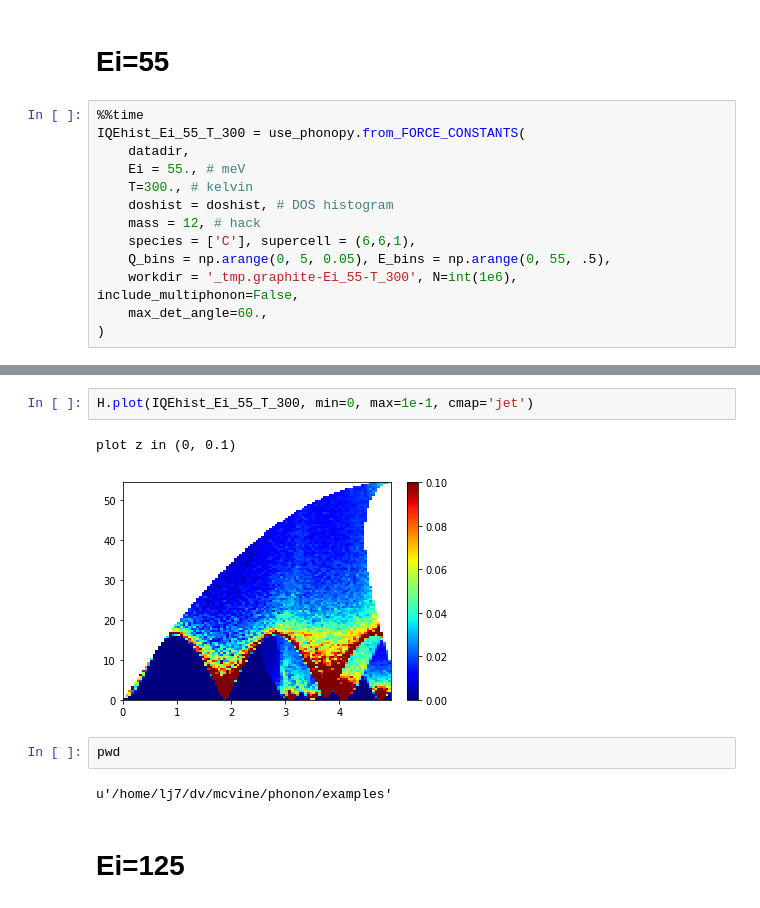
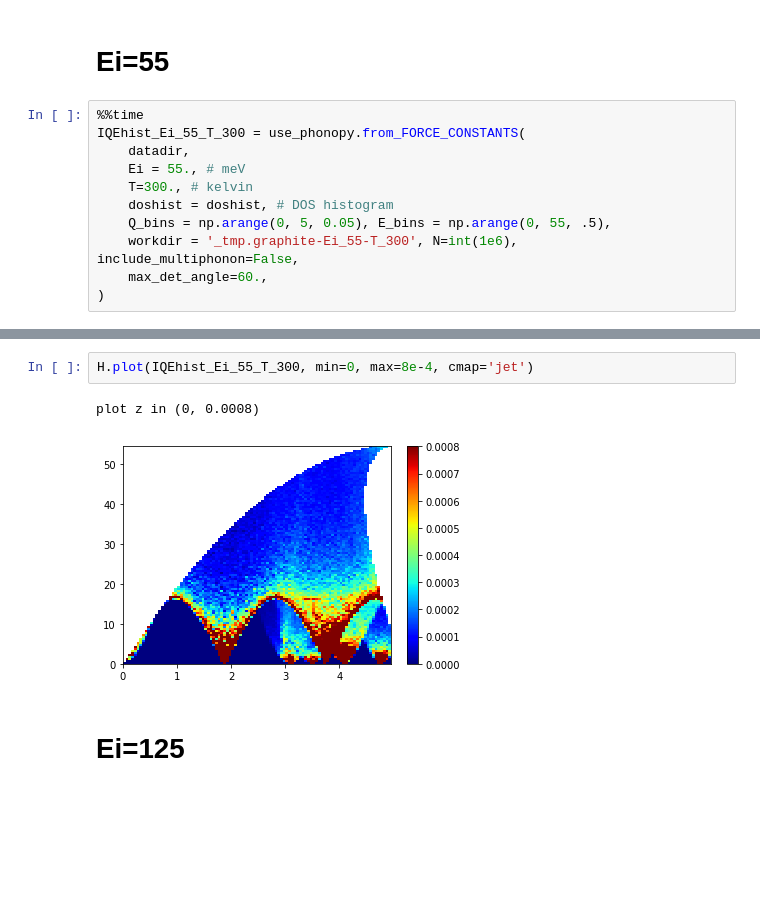
Before and after one commit to mcvine/phonon, a Jupyter notebook: examples/graphite_use_phonopy.ipynb, the cells around one changed output, grey strips where cells are left out. Saved outputs shown, nothing was run; the diff lists cells and outputs as text; blank space fills up the shorter version.

Commit message:
updated jupyter examples

```diff
--- a/examples/graphite_use_phonopy.ipynb
+++ b/examples/graphite_use_phonopy.ipynb
@@ -48,8 +50,6 @@ IQEhist_Ei_55_T_300 = use_phonopy.from_FORCE_CONSTANTS(
     Ei = 55., # meV
     T=300., # kelvin
     doshist = doshist, # DOS histogram
-    mass = 12, # hack
-    species = ['C'], supercell = (6,6,1),
     Q_bins = np.arange(0, 5, 0.05), E_bins = np.arange(0, 55, .5),
     workdir = '_tmp.graphite-Ei_55-T_300', N=int(1e6), include_multiphonon=False,
     max_det_angle=60.,
@@ -63,12 +63,8 @@ Wall time: 7min 13s
 # %%
-H.plot(IQEhist_Ei_55_T_300, min=0, max=1e-1, cmap='jet')
+H.plot(IQEhist_Ei_55_T_300, min=0, max=8e-4, cmap='jet')
 # %% [output]
-plot z in (0, 0.1)
+plot z in (0, 0.0008)
-[figure, old version]
+[figure, new version]
-# %%
-pwd
-# %% [output]
-u'/home/lj7/dv/mcvine/phonon/examples'
 # %% [markdown]
 # Ei=125
 # %%
```
Also changed, not shown: parts of 14 cells of this notebook, 2 other files.
